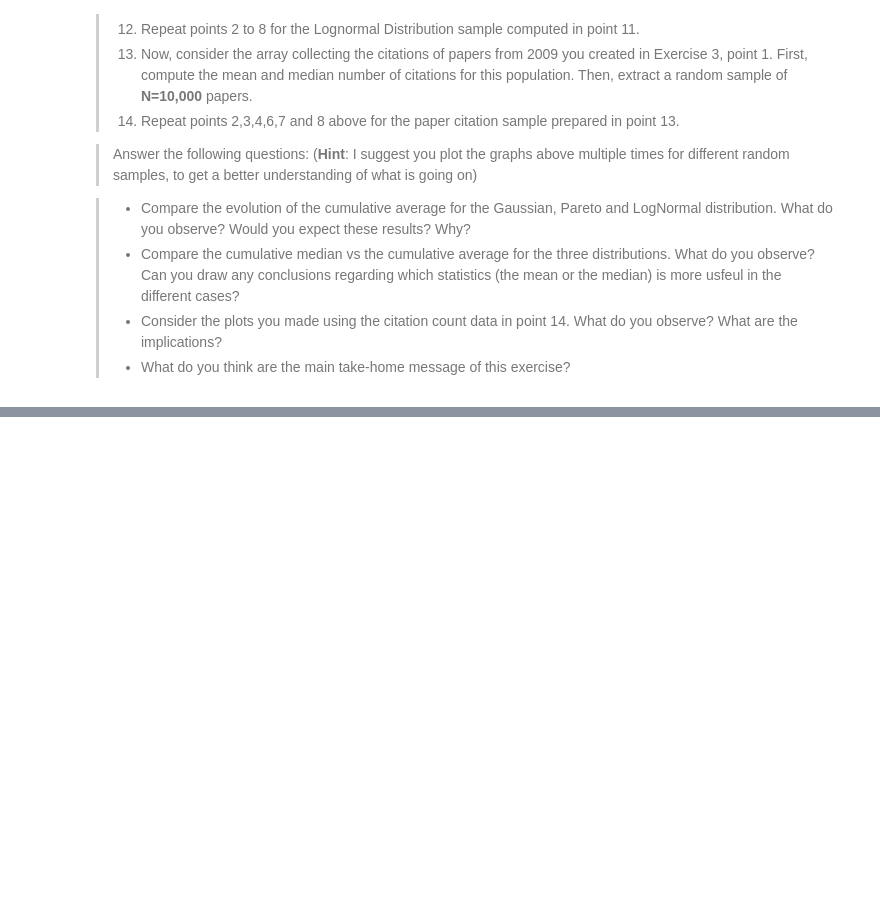
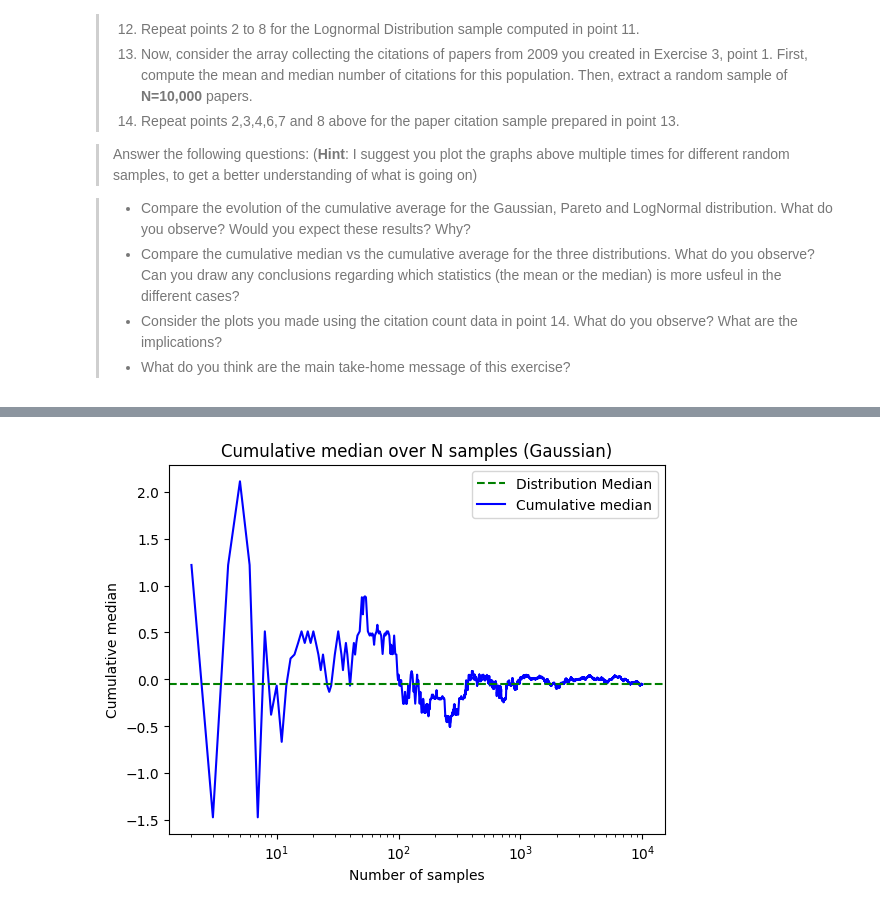
Before and after one commit to radziko/CompSocSci, a Jupyter notebook: Assignment1.ipynb, the cells around one changed output, grey strips where cells are left out. Saved outputs shown, nothing was run; the diff lists cells and outputs as text; code cells hidden in the pictures; blank space fills up the shorter version.

```diff
--- a/Assignment1.ipynb
+++ b/Assignment1.ipynb
@@ -167,0 +416,22 @@ ax.legend()
+# %%
+# We compute the cumulative median:
+#Cumulative median of X:
+X_medians = [np.median(X[:i]) for i in range(1, len(X))]
+# %%
+#Another plot function:
+def PlotCumulativeMedian(N, X_medians, distribution_median, name):
+    fig, ax = plt.subplots()
+
+    ax.axhline(y=distribution_median, color="green", linestyle="--", label='Distribution Median', zorder=1)
+    # ax.errorbar(N, X_avgs, yerr=X_stds, label='Cumulative median', fmt='-', color='blue',
+    #              ecolor='r', elinewidth=3, capsize=0, zorder=0)
+    ax.plot(N[1:], X_medians, label='Cumulative median', color='blue', zorder=0)
+    ax.legend()
+    ax.set_title(f'Cumulative median over N samples ({name})')
+    ax.set_xlabel('Number of samples')
+    ax.set_xscale('log')
+    ax.set_ylabel('Cumulative median');
+
+PlotCumulativeMedian(N, X_medians, median, 'Gaussian')
+# %% [output]
+[figure, added]
```
Also changed, not shown: parts of 48 cells of this notebook, 2 other files.
